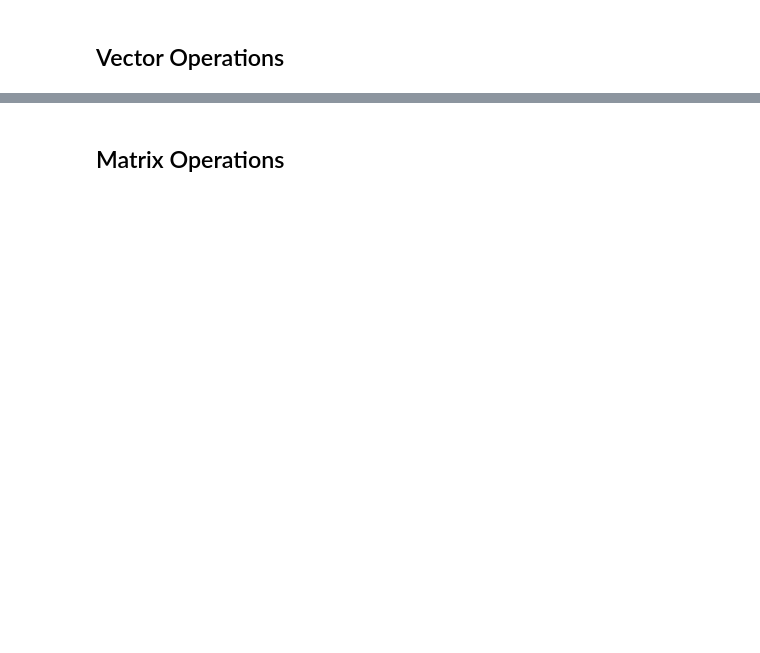
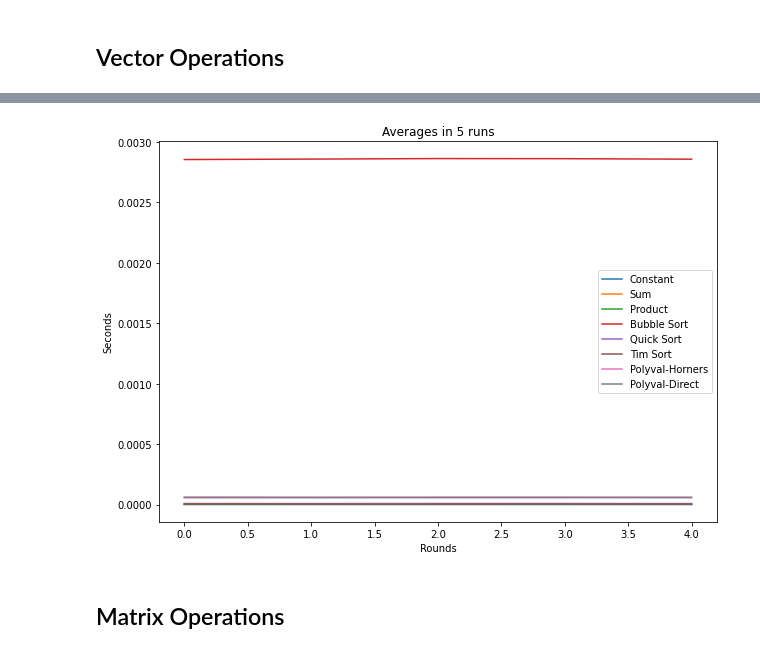
Before and after one commit to skozh/ADA1, a Jupyter notebook: Task1.ipynb, the cells around one changed output, grey strips where cells are left out. Saved outputs shown, nothing was run; the diff lists cells and outputs as text; code cells hidden in the pictures; blank space fills up the shorter version.

```diff
--- a/Task1.ipynb
+++ b/Task1.ipynb
@@ -102,3 +96,16 @@ plt.show()
+# %%
+time_avgs = time_averages.transpose()
+fig = plt.figure(figsize=(10, 7))
+for i in range(8):
+  plt.plot(time_avgs[i], label = headers[i])
+
+plt.xlabel('Rounds')
+plt.ylabel('Seconds')
+plt.title('Averages in 5 runs')
+plt.legend()
+plt.show()
+# %% [output]
+[figure, added]
 # %% [markdown]
 ## Matrix Operations
 # %%
```
Also changed, not shown: parts of 9 cells of this notebook.
